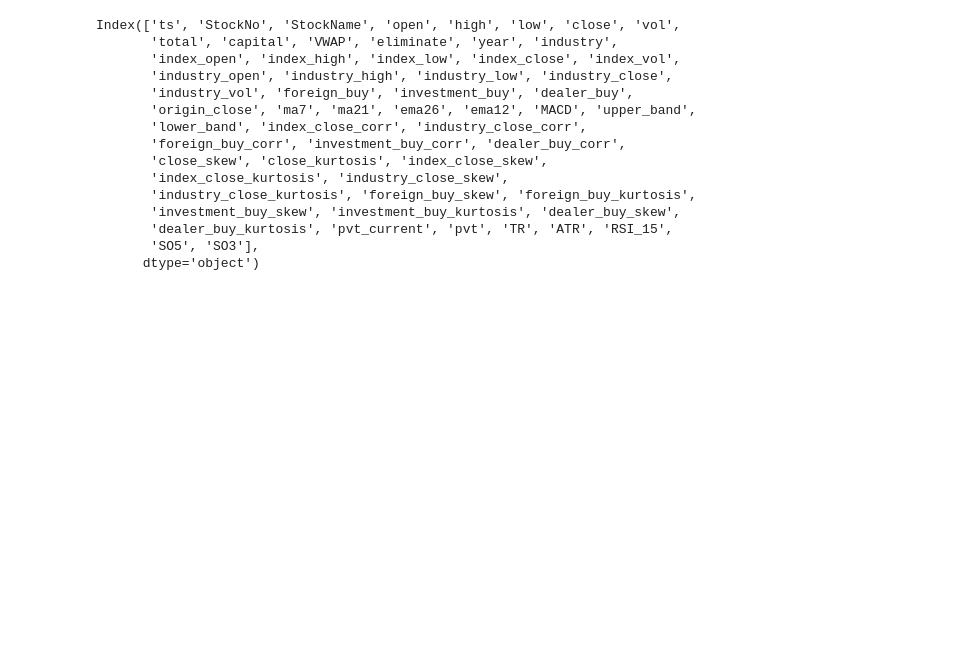
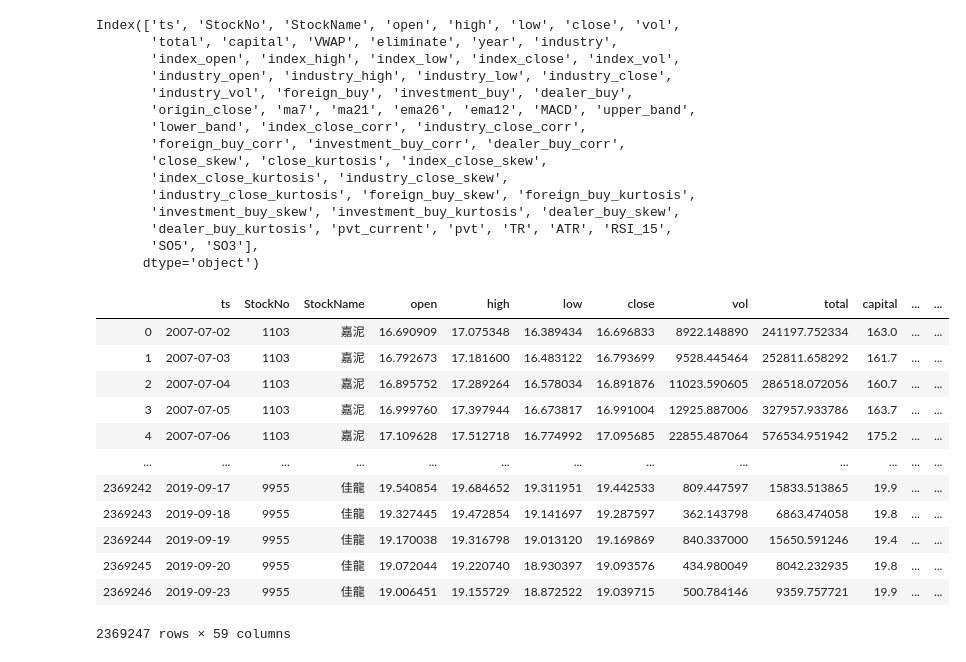
Before and after one commit to datateams0982/Inventory_Check, a Jupyter notebook: FeatureEngineering/Feature_Engineering.ipynb, the cells around one changed output. Saved outputs shown, nothing was run; the diff lists cells and outputs as text; code cells hidden in the pictures; blank space fills up the shorter version.

```diff
--- a/FeatureEngineering/Feature_Engineering.ipynb
+++ b/FeatureEngineering/Feature_Engineering.ipynb
@@ -81,3 +81,21 @@ Index(['ts', 'StockNo', 'StockName', 'open', 'high', 'low', 'close', 'vol',
       dtype='object')
 # %%
 df.to_csv('D:\\庫存健診開發\\data\\processed\\TWSE_Stock_feature.csv', index=False)
+# %%
+df = pd.read_csv('D:\\庫存健診開發\\data\\processed\\TWSE_Stock_feature.csv', converters={'StockNo': str})
+df['ts'] = pd.to_datetime(df['ts'])
+df
+# %% [output]
+|  | ts | StockNo | StockName | open | high | low | close | vol | total | capital | ... | ... |
+| 0 | 2007-07-02 | 1103 | 嘉泥 | 16.690909 | 17.075348 | 16.389434 | 16.696833 | 8922.148890 | 241197.752334 | 163.0 | ... | ... |
+| 1 | 2007-07-03 | 1103 | 嘉泥 | 16.792673 | 17.181600 | 16.483122 | 16.793699 | 9528.445464 | 252811.658292 | 161.7 | ... | ... |
+| 2 | 2007-07-04 | 1103 | 嘉泥 | 16.895752 | 17.289264 | 16.578034 | 16.891876 | 11023.590605 | 286518.072056 | 160.7 | ... | ... |
+| 3 | 2007-07-05 | 1103 | 嘉泥 | 16.999760 | 17.397944 | 16.673817 | 16.991004 | 12925.887006 | 327957.933786 | 163.7 | ... | ... |
+| 4 | 2007-07-06 | 1103 | 嘉泥 | 17.109628 | 17.512718 | 16.774992 | 17.095685 | 22855.487064 | 576534.951942 | 175.2 | ... | ... |
+| ... | ... | ... | ... | ... | ... | ... | ... | ... | ... | ... | ... | ... |
+| 2369242 | 2019-09-17 | 9955 | 佳龍 | 19.540854 | 19.684652 | 19.311951 | 19.442533 | 809.447597 | 15833.513865 | 19.9 | ... | ... |
+| 2369243 | 2019-09-18 | 9955 | 佳龍 | 19.327445 | 19.472854 | 19.141697 | 19.287597 | 362.143798 | 6863.474058 | 19.8 | ... | ... |
+| 2369244 | 2019-09-19 | 9955 | 佳龍 | 19.170038 | 19.316798 | 19.013120 | 19.169869 | 840.337000 | 15650.591246 | 19.4 | ... | ... |
+| 2369245 | 2019-09-20 | 9955 | 佳龍 | 19.072044 | 19.220740 | 18.930397 | 19.093576 | 434.980049 | 8042.232935 | 19.8 | ... | ... |
+| 2369246 | 2019-09-23 | 9955 | 佳龍 | 19.006451 | 19.155729 | 18.872522 | 19.039715 | 500.784146 | 9359.757721 | 19.9 | ... | ... |
+2369247 rows × 59 columns
```
Also changed, not shown: parts of 4 cells of this notebook, 15 other files.
